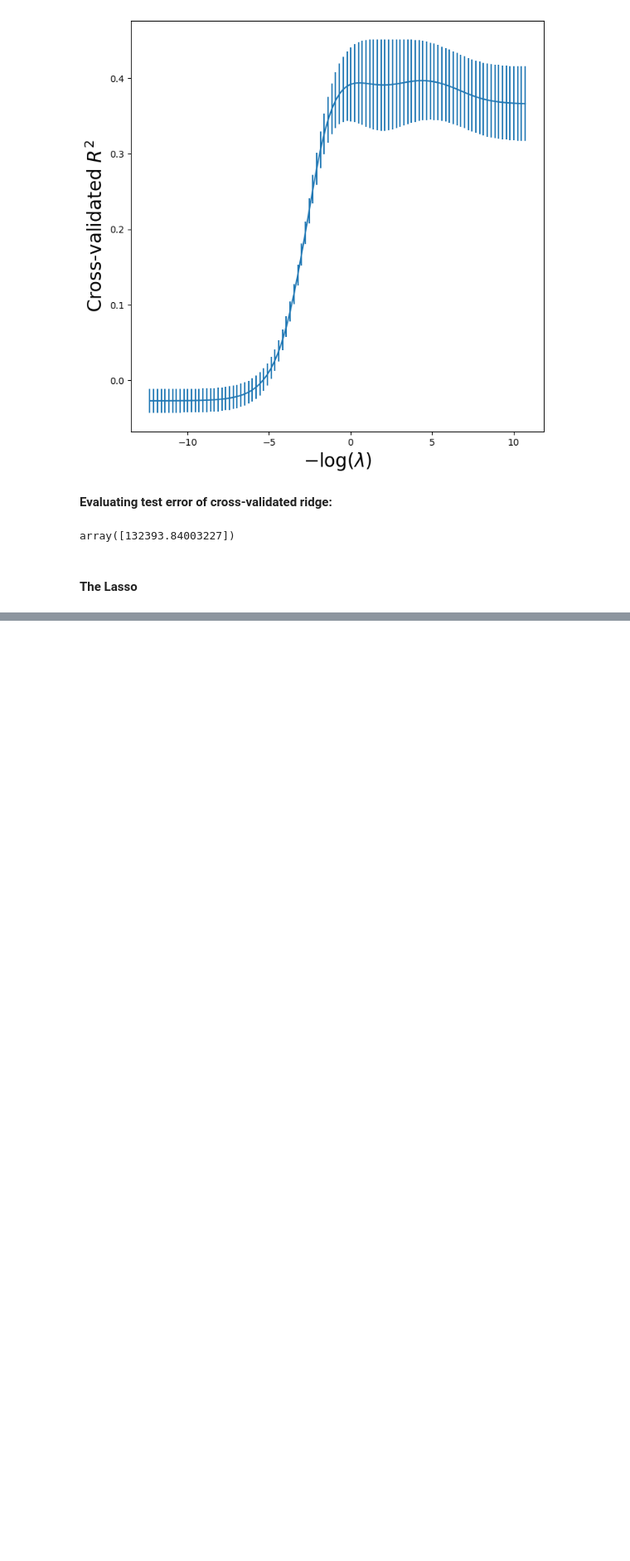
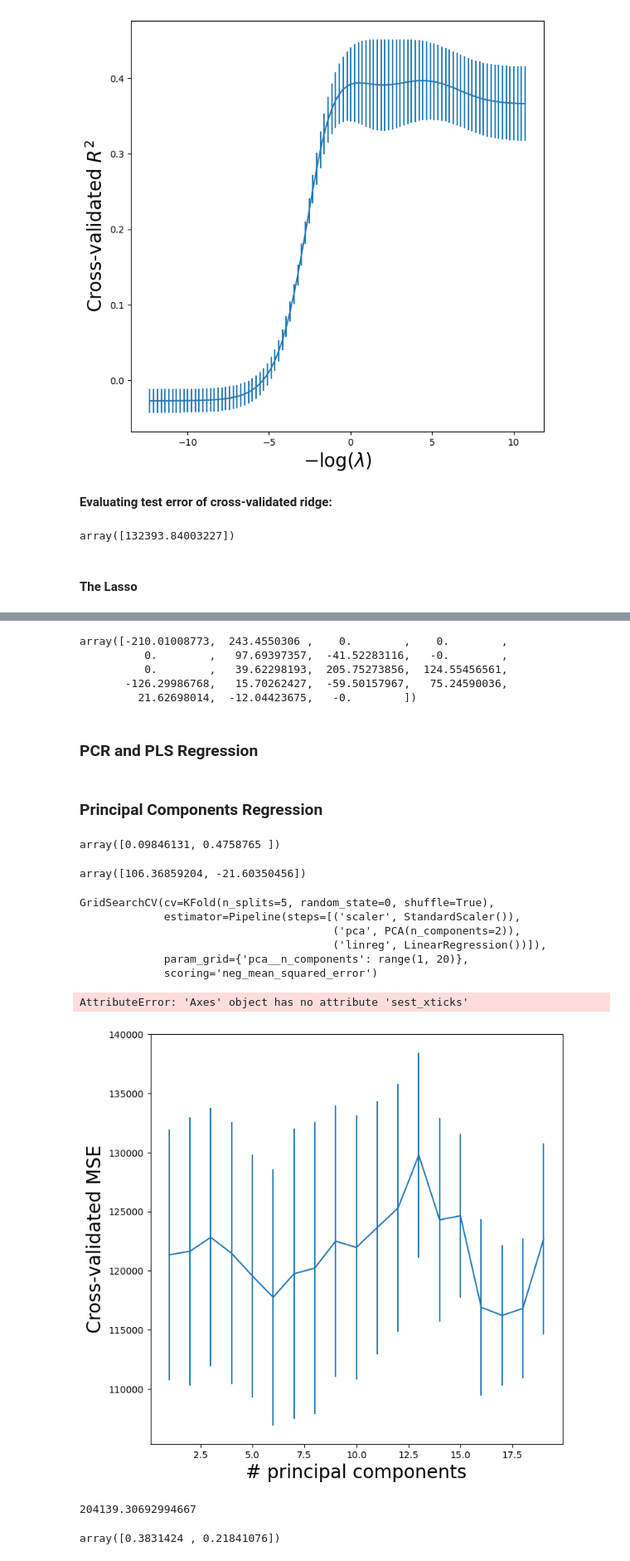
Before and after one commit to hyounce/Statistical-Learning-Methods-Practice, a Jupyter notebook: Model Selection and Regularization/Chapter6_Regularization_Lab.ipynb, the cells around one changed output, grey strips where cells are left out. Shown at 83% size. Saved outputs shown, nothing was run; the diff lists cells and outputs as text; code cells hidden in the pictures; blank space fills up the shorter version.

```diff
--- a/Model Selection and Regularization/Chapter6_Regularization_Lab.ipynb
+++ b/Model Selection and Regularization/Chapter6_Regularization_Lab.ipynb
@@ -433,0 +474,66 @@ array([132393.84003227])
+# %%
+tuned_lasso.coef_
+# %% [output]
+array([-210.01008773,  243.4550306 ,    0.        ,    0.        ,
+          0.        ,   97.69397357,  -41.52283116,   -0.        ,
+          0.        ,   39.62298193,  205.75273856,  124.55456561,
+       -126.29986768,   15.70262427,  -59.50157967,   75.24590036,
+         21.62698014,  -12.04423675,   -0.        ])
+# %% [markdown]
+### PCR and PLS Regression
+# %% [markdown]
+### Principal Components Regression
+# %%
+# Perform PCR and fit linear regression model
+pca = PCA(n_components=2)
+linreg = skl.LinearRegression()
+pipe = Pipeline([('pca', pca), ('linreg', linreg)])
+pipe.fit(X,Y)
+pipe.named_steps['linreg'].coef_
+# %% [output]
+array([0.09846131, 0.4758765 ])
+# %%
+# Standardize data first
+pipe = Pipeline([('scaler', scaler), ('pca', pca), ('linreg', linreg)])
+pipe.fit(X,Y)
+pipe.named_steps['linreg'].coef_
+# %% [output]
+array([106.36859204, -21.60350456])
+# %%
+# Use cross-validation to select number of components
+param_grid = {'pca__n_components': range(1,20)}
+grid = skm.GridSearchCV(pipe, param_grid, cv=kfold,
+                        scoring='neg_mean_squared_error')
+grid.fit(X,Y)
+# %% [output]
+GridSearchCV(cv=KFold(n_splits=5, random_state=0, shuffle=True),
+             estimator=Pipeline(steps=[('scaler', StandardScaler()),
+                                       ('pca', PCA(n_components=2)),
+                                       ('linreg', LinearRegression())]),
+             param_grid={'pca__n_components': range(1, 20)},
+             scoring='neg_mean_squared_error')
+# %%
+# Plot cross-validation results
+pcr_fig, ax = subplots(figsize=(8,8))
+n_comp = param_grid['pca__n_components']
+ax.errorbar(n_comp, -grid.cv_results_['mean_test_score'],
+            grid.cv_results_['std_test_score'] / np.sqrt(k))
+ax.set_ylabel('Cross-validated MSE', fontsize=20)
+ax.set_xlabel('# principal components', fontsize=20)
+ax.sest_xticks(n_comp[::2])
+ax.set_ylim([50000, 250000])
+# %% [output]
+AttributeError: 'Axes' object has no attribute 'sest_xticks'
+[figure, added]
+# %%
+# Compute MSE for null model with these splits
+Xn = np.zeros((X.shape[0], 1))
+cv_null = skm.cross_validate(linreg, Xn, Y, cv=kfold,
+                             scoring='neg_mean_squared_error')
+-cv_null['test_score'].mean()
+# %% [output]
+204139.30692994667
+# %%
+pipe.named_steps['pca'].explained_variance_ratio_
+# %% [output]
+array([0.3831424 , 0.21841076])
```
Also changed, not shown: parts of 9 cells of this notebook.
